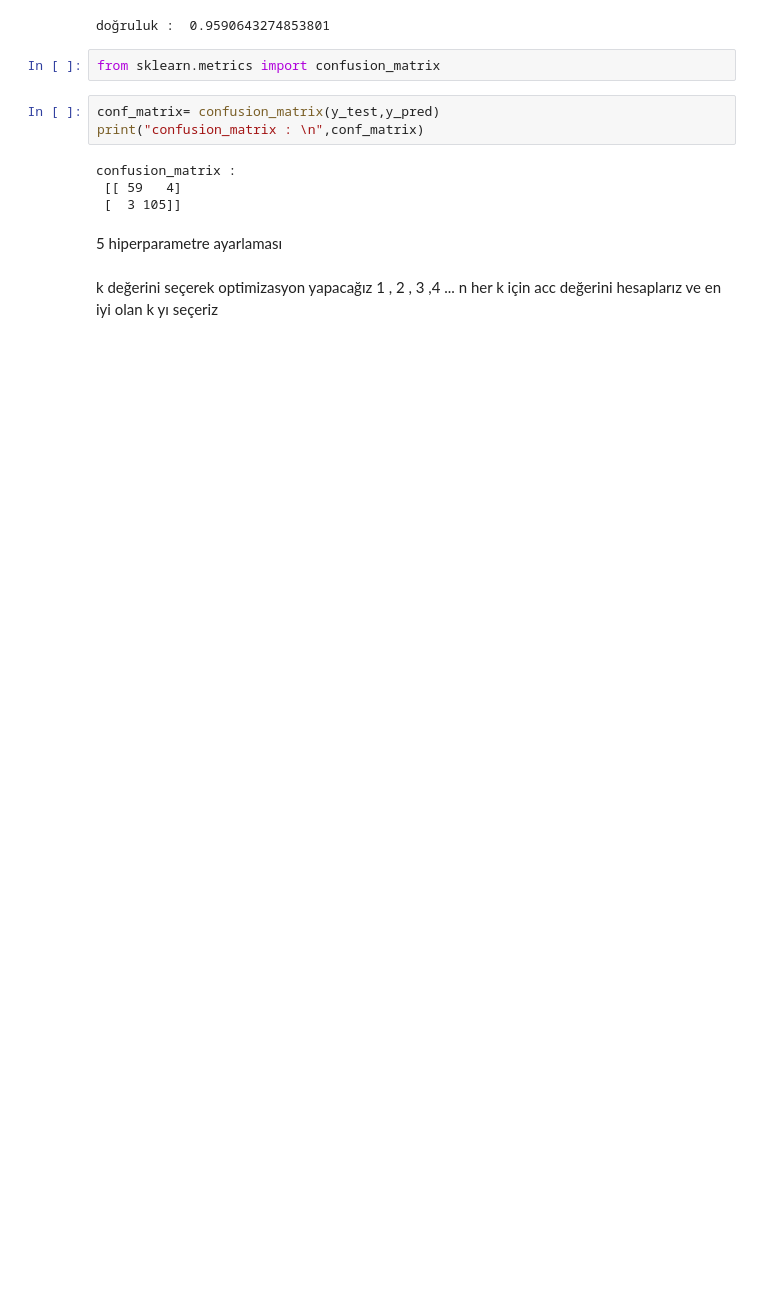
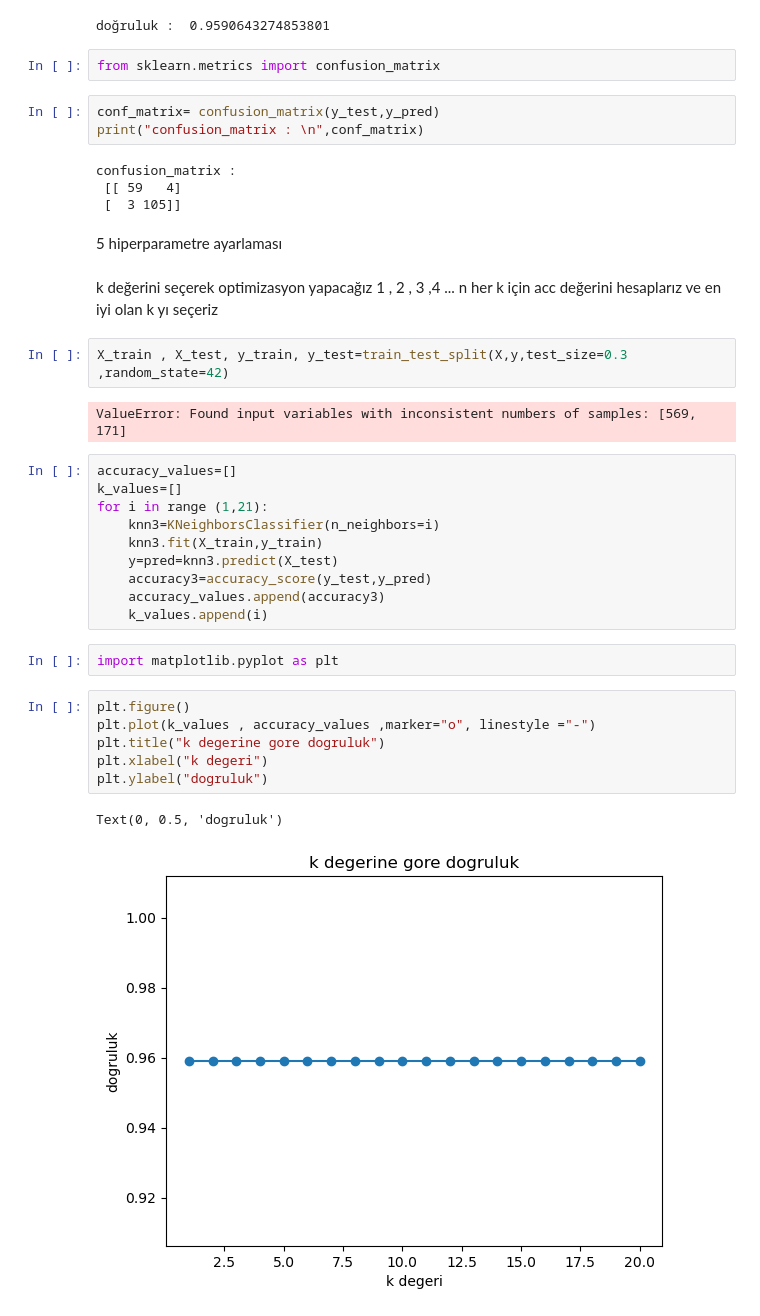
Before and after one commit to can-ozyasar/BTK-Makine-Ogrenmesi, a Jupyter notebook: gözetimli öğrenme pratikleri/3_1_KNN.ipynb, the cells around one changed output. Drawn from its saved outputs; the diff is of its cells as text; blank space fills up the shorter version.

```diff
--- a/gözetimli öğrenme pratikleri/3_1_KNN.ipynb
+++ b/gözetimli öğrenme pratikleri/3_1_KNN.ipynb
@@ -131,3 +131,28 @@ confusion_matrix :
 # %% [markdown]
 k değerini seçerek optimizasyon yapacağız 1 , 2 , 3 ,4 ... n
 her k için acc değerini hesaplarız ve en iyi olan k yı seçeriz
+# %%
+X_train , X_test, y_train, y_test=train_test_split(X,y,test_size=0.3 ,random_state=42)
+# %% [output]
+ValueError: Found input variables with inconsistent numbers of samples: [569, 171]
+# %%
+accuracy_values=[]
+k_values=[]
+for i in range (1,21):
+    knn3=KNeighborsClassifier(n_neighbors=i)
+    knn3.fit(X_train,y_train)
+    y=pred=knn3.predict(X_test)
+    accuracy3=accuracy_score(y_test,y_pred)
+    accuracy_values.append(accuracy3)
+    k_values.append(i)
+# %%
+import matplotlib.pyplot as plt
+# %%
+plt.figure()
+plt.plot(k_values , accuracy_values ,marker="o", linestyle ="-")
+plt.title("k degerine gore dogruluk")
+plt.xlabel("k degeri")
+plt.ylabel("dogruluk")
+# %% [output]
+Text(0, 0.5, 'dogruluk')
+[figure, added]
```
Also changed, not shown: 1 other file.
